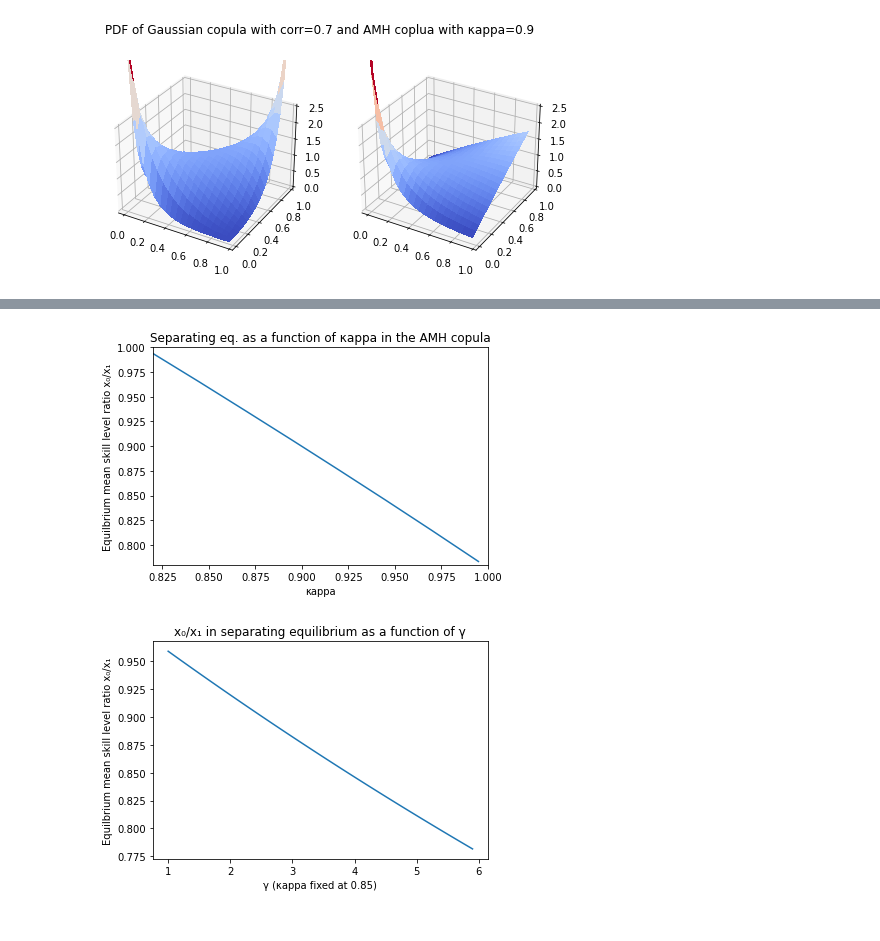
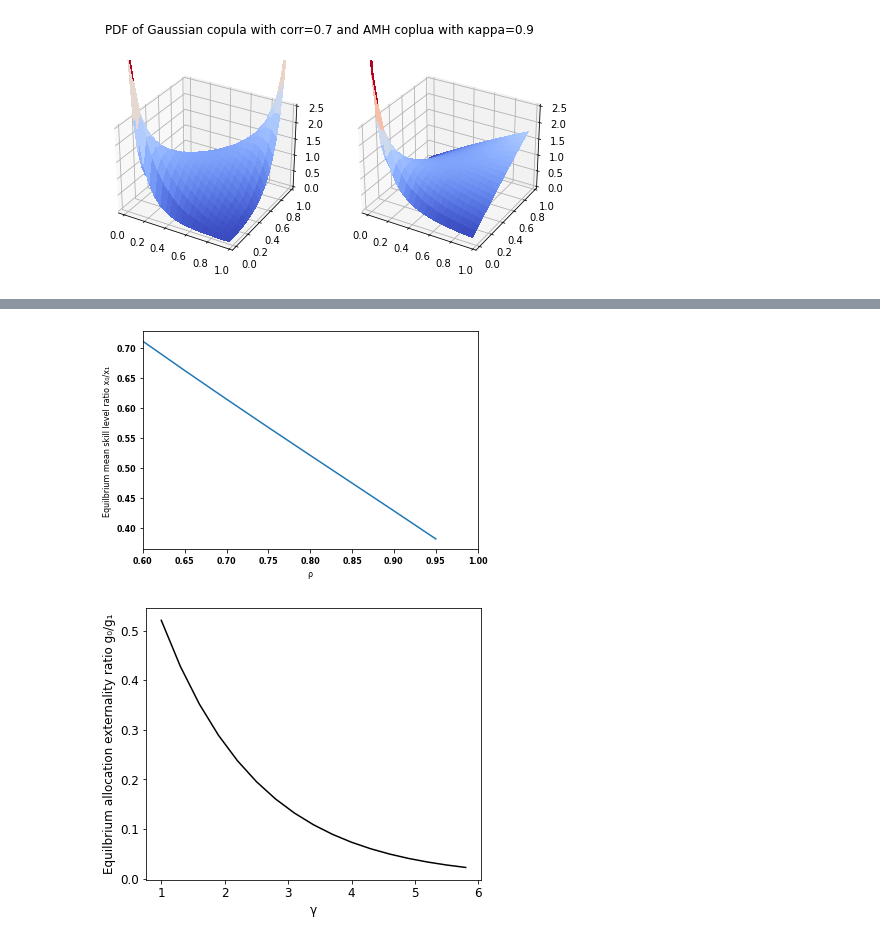
Before and after one commit to pwikman/general_equilibrium, a Jupyter notebook: calcs.ipynb, the cells around one changed output, grey strips where cells are left out. Cells and saved outputs as stored; diff of their text form; code cells hidden in the pictures.

```diff
--- a/calcs.ipynb
+++ b/calcs.ipynb
@@ -228,15 +230,18 @@ vecfunc2 = np.vectorize(lambda x: x)
 x = np.arange(0.01,0.99,0.01)
 y = np.arange(0.01,0.99,0.01)
 X, Y = np.meshgrid(x,y)
+for item in ([ax.xaxis.label, ax.yaxis.label] +
+             ax.get_xticklabels() + ax.get_yticklabels()):
+    item.set_fontsize(12)
 
-norm = 1
+normd = 1
 kappa = 0.7
 k=0.6
 m=det_m(k)
 
 ax = fig.add_subplot(1, 2, 1)
 
-ax.plot(vecfunc(d),d,label='Separating equilibrium',color='red')
+ax.plot(vecfunc(d),d,label='Separating equilibrium',linestyle='dashdot',color='black')
 ax.plot(d,vecfunc2(d), label='Pooling equilibrium',color='black')
 ax.set_ylim([0, 1])
 ax.set_xlim([0, 1])
@@ -255,7 +260,7 @@ ax.contourf(X, Y, Z, cmap=cm.coolwarm)
 
 
 
-norm = 0
+normd = 0
 kappa = 0.9
 k=newton_krylov(lambda k: func_x(k)-k,  [0.5])
 m=det_m(k)
@@ -328,35 +324,40 @@ def wage_dist(wage_level,x_0,x_1):
 # %%
 # Look at plot title
-norm = 0
-d = np.arange(0.82, 1, 0.025)
+normd = 1
+d = np.arange(0.6, 1, 0.05)
 fig, ax = plt.subplots()
 vecfunc = np.vectorize(sol)
 ax.plot(d,vecfunc(d))
-ax.set_ylim([0.78, 1])
-ax.set_xlim([0.82, 1])
-ax.set_title("Separating eq. as a function of κappa in the AMH copula")
-ax.set_xlabel('κappa')
+#ax.set_ylim([0.78, 1])
+ax.set_xlim([0.6, 1])
+#ax.set_title("Separating eq. as a function of κappa in the AMH copula")
+ax.set_xlabel('ρ')
 ax.set_ylabel('Equilbrium mean skill level ratio x0/x1'.translate(subscript))
-plt.savefig('amheq.png')
+plt.savefig('gceqcorr.png')
 # %% [output]
-[figure, old version]
+[figure, new version]
+# %%
+# Separating equilibrium as a function of degree of supermodularity
+normd = 1
+kappa = 0.8
+
+d = np.arange(1, 6, 0.3)
+vecfunc = np.vectorize(sol_gamma)
 # %%
-# Separating equilibrium as a function of degree of supermodularity
 subscript = str.maketrans("0123456789", "₀₁₂₃₄₅₆₇₈₉")
-norm = 0
-kappa = 0.85
-d = np.arange(1, 6, 0.1)
-fig, ax = plt.subplots()
-vecfunc = np.vectorize(sol_gamma)
-ax.plot(d,vecfunc(d))
+fig, ax = plt.subplots(figsize=(6, 5))
+for item in ([ax.xaxis.label, ax.yaxis.label] +
+             ax.get_xticklabels() + ax.get_yticklabels()):
+    item.set_fontsize(12)
+ax.plot(d,vecfunc(d),color='black',label='Types distributed according to the Gaussian copula with ρ=0.8')
 #ax.set_ylim([0.78, 1])
 #ax.set_xlim([0.82, 1])
-ax.set_title("x0/x1 in separating equilibrium as a function of γ".translate(subscript))
-ax.set_xlabel('γ (κappa fixed at 0.85)')
-ax.set_ylabel('Equilbrium mean skill level ratio x0/x1'.translate(subscript))
-plt.savefig('gammacs.png')
+#ax.set_title("x0/x1 in separating equilibrium as a function of γ".translate(subscript))
+ax.set_xlabel('γ')
+ax.set_ylabel('Equilbrium allocation externality ratio g0/g1'.translate(subscript))
+plt.savefig('gammacss.png')
 # %% [output]
-[figure, old version]
+[figure, new version]
 # %%
 subscript = str.maketrans("0123456789", "₀₁₂₃₄₅₆₇₈₉")
 font = {'family' : 'normal',
```
Also changed, not shown: parts of 40 cells of this notebook, 29 other files.
